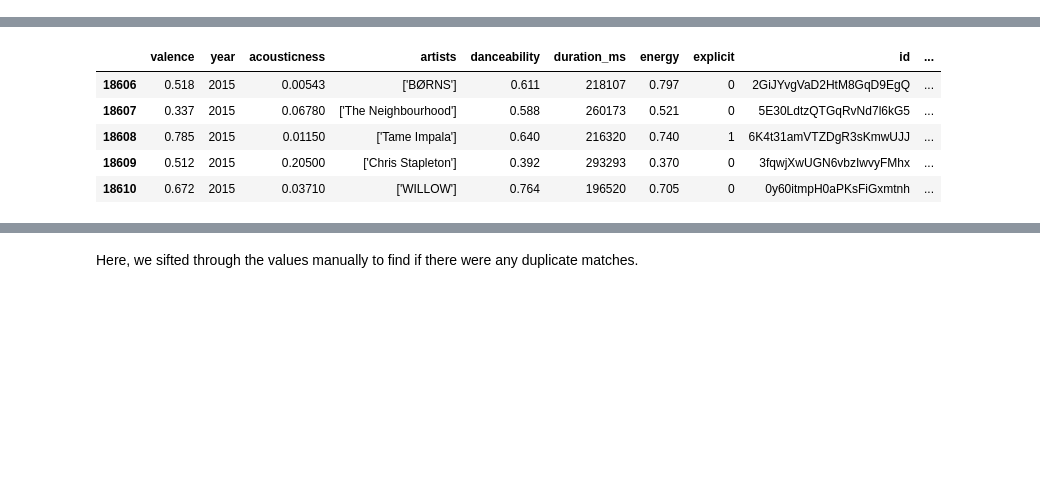
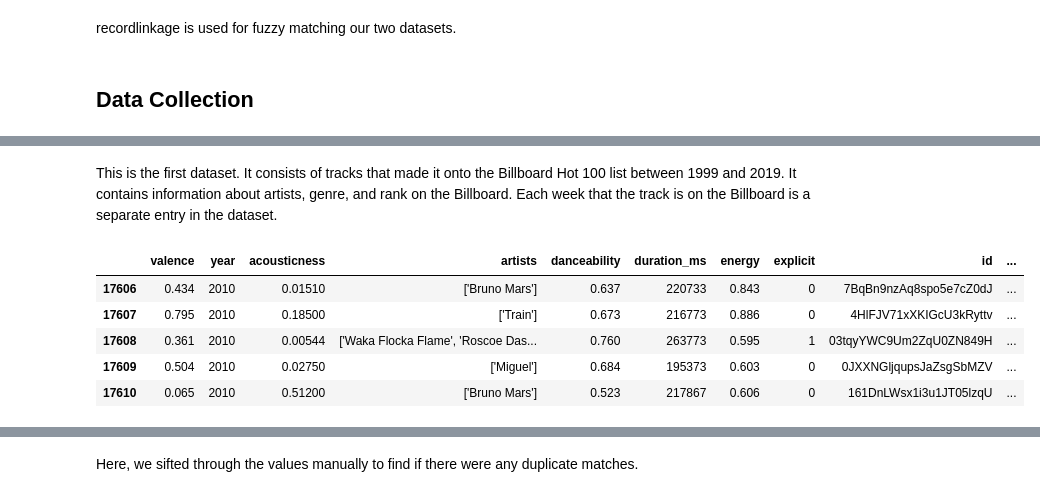
Before and after one commit to SamuelHLam/SamuelHLam.github.io, a Jupyter notebook: Final Tutorial.ipynb, the cells around one changed output, grey strips where cells are left out. Saved outputs shown, nothing was run; the diff lists cells and outputs as text; code cells hidden in the pictures; blank space fills up the shorter version.

```diff
--- a/Final Tutorial.ipynb
+++ b/Final Tutorial.ipynb
@@ -38,6 +45,10 @@ Requirement already satisfied: six>=1.5 in /opt/conda/lib/python3.8/site-package
 Note: you may need to restart the kernel to use updated packages.
+# %% [markdown]
+recordlinkage is used for fuzzy matching our two datasets.
 # %%
 import recordlinkage
+# %% [markdown]
+## Data Collection
 # %%
 top_path = "./BillboardFromLast20/billboardHot100_1999-2019.csv"
 top_data = pd.read_csv(top_path)
@@ -50,18 +61,20 @@ top_data.head()
 | 2 | Billie Eilish | Bad Guy | 3 | 2.0 | 13.0 | 2019-07-06 | March 29, 2019 | Hip-Hop,Dark Pop,House,Trap,Memes... |
 | 3 | Khalid | Talk | 4 | 3.0 | 20.0 | 2019-07-06 | February 7, 2019 | Synth-Pop,Pop |
 | 4 | Ed Sheeran, Justin Bieber | I Don't Care | 5 | 2.0 | 7.0 | 2019-07-06 | May 10, 2019 | Canada,UK,Dance,Dance-Pop,Pop |
+# %% [markdown]
+This is the first dataset. It consists of tracks that made it onto the Billboard Hot 100 list between 1999 and 2019. It contains information about artists, genre, and rank on the Billboard. Each week that the track is on the Billboard is a separate entry in the dataset.
 # %%
 attr_path = "./spotify-dataset-19212020-160k-tracks/data.csv"
 attr_data = pd.read_csv(attr_path)
-attr_data = attr_data[(attr_data['year'] >= 2015)]
+attr_data = attr_data[(attr_data['year'] >= 2010)]
 attr_data.head()
 # %% [output]
 |  | valence | year | acousticness | artists | danceability | duration_ms | energy | explicit | id | ... |
-| 18606 | 0.518 | 2015 | 0.00543 | ['BØRNS'] | 0.611 | 218107 | 0.797 | 0 | 2GiJYvgVaD2HtM8GqD9EgQ | ... |
-| 18607 | 0.337 | 2015 | 0.06780 | ['The Neighbourhood'] | 0.588 | 260173 | 0.521 | 0 | 5E30LdtzQTGqRvNd7l6kG5 | ... |
-| 18608 | 0.785 | 2015 | 0.01150 | ['Tame Impala'] | 0.640 | 216320 | 0.740 | 1 | 6K4t31amVTZDgR3sKmwUJJ | ... |
-| 18609 | 0.512 | 2015 | 0.20500 | ['Chris Stapleton'] | 0.392 | 293293 | 0.370 | 0 | 3fqwjXwUGN6vbzIwvyFMhx | ... |
-| 18610 | 0.672 | 2015 | 0.03710 | ['WILLOW'] | 0.764 | 196520 | 0.705 | 0 | 0y60itmpH0aPKsFiGxmtnh | ... |
+| 17606 | 0.434 | 2010 | 0.01510 | ['Bruno Mars'] | 0.637 | 220733 | 0.843 | 0 | 7BqBn9nzAq8spo5e7cZ0dJ | ... |
+| 17607 | 0.795 | 2010 | 0.18500 | ['Train'] | 0.673 | 216773 | 0.886 | 0 | 4HlFJV71xXKIGcU3kRyttv | ... |
+| 17608 | 0.361 | 2010 | 0.00544 | ['Waka Flocka Flame', 'Roscoe Das... | 0.760 | 263773 | 0.595 | 1 | 03tqyYWC9Um2ZqU0ZN849H | ... |
+| 17609 | 0.504 | 2010 | 0.02750 | ['Miguel'] | 0.684 | 195373 | 0.603 | 0 | 0JXXNGljqupsJaZsgSbMZV | ... |
+| 17610 | 0.065 | 2010 | 0.51200 | ['Bruno Mars'] | 0.523 | 217867 | 0.606 | 0 | 161DnLWsx1i3u1JT05lzqU | ... |
 # %%
 top_data['Date'] = pd.to_datetime(top_data['Date'])
 top_data['Year'] = top_data['Date'].apply(lambda date: date.year)
```
Also changed, not shown: parts of 61 cells of this notebook, 1 other file.
